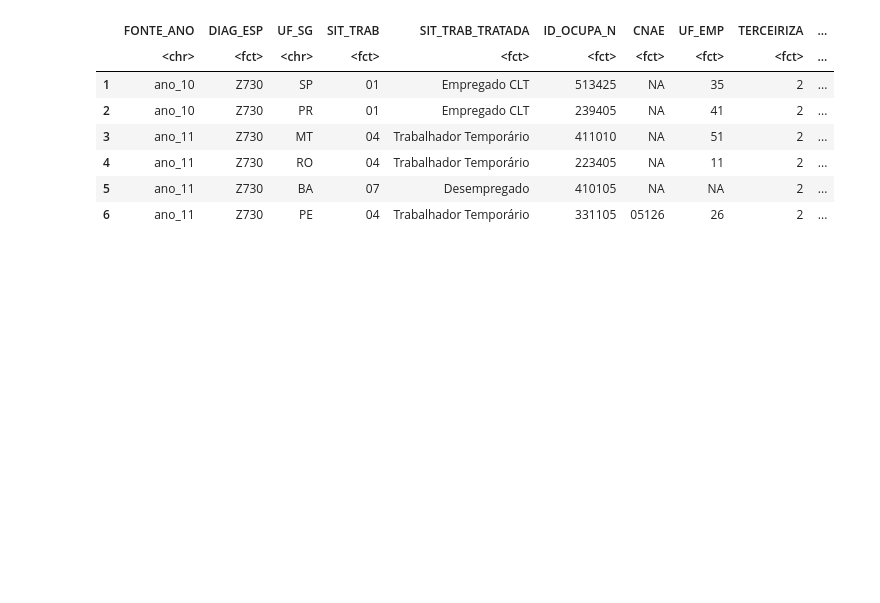
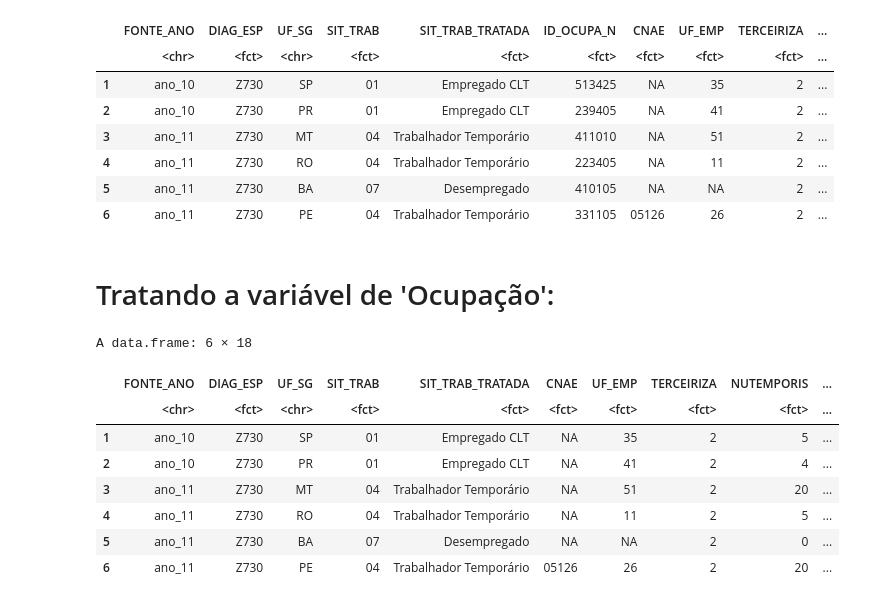
Before and after one commit to gabrielwai/Burnout-DataSUS, a Jupyter notebook: Burnout-DataSUS.ipynb, the cells around one changed output. Cells and saved outputs as stored; diff of their text form; code cells hidden in the pictures; blank space fills up the shorter version.

Commit message:
Tratando a variável de 'Ocupação' (ID_OCUPA_N)

```diff
--- a/Burnout-DataSUS.ipynb
+++ b/Burnout-DataSUS.ipynb
@@ -289,3 +289,48 @@ A data.frame: 6 × 15
 | 4 | ano_11 | Z730 | RO | 04 | Trabalhador Temporário | 223405 | NA | 11 | 2 | ... |
 | 5 | ano_11 | Z730 | BA | 07 | Desempregado | 410105 | NA | NA | 2 | ... |
 | 6 | ano_11 | Z730 | PE | 04 | Trabalhador Temporário | 331105 | 05126 | 26 | 2 | ... |
+# %% [markdown]
+# Tratando a variável de 'Ocupação':
+# %%
+# library(dplyr)
+# library(forcats)
+
+ID_OCUPA_N_TRADADO <- tabela_Burnout %>%
+  mutate(
+    # 1. Garante uma versão em texto limpa (sem alterar a ID_OCUPA_N original)
+    CBO_TEXTO = trimws(as.character(ID_OCUPA_N)),
+
+    # 2. Extrai os 2 primeiros dígitos (Grande Grupo)
+    CBO_GRUPO_DIGITO = substr(CBO_TEXTO, 1, 2),
+
+    # 3. Traduz os Grandes Grupos com base na tabela da CBO
+    CBO_GRANDE_GRUPO = case_when(
+      grepl("^0", CBO_GRUPO_DIGITO) ~ "Militares, Policiais e Bombeiros",
+      grepl("^1", CBO_GRUPO_DIGITO) ~ "Diretores e Gerentes",
+      grepl("^2", CBO_GRUPO_DIGITO) ~ "Profissionais das Ciências e Artes (Nível Superior)",
+      grepl("^3", CBO_GRUPO_DIGITO) ~ "Técnicos de Nível Médio",
+      grepl("^4", CBO_GRUPO_DIGITO) ~ "Serviços Administrativos / Escritório",
+      grepl("^5", CBO_GRUPO_DIGITO) ~ "Comércio, Serviços de Atendimento e Vendas",
+      grepl("^6", CBO_GRUPO_DIGITO) ~ "Agropecuária, Florestal e Pesca",
+      grepl("^[789]", CBO_GRUPO_DIGITO) ~ "Produção Industrial e Construção Civil",
+      TRUE ~ "Não Informado / Ignorado"
+    ),
+
+    # Transforma o resultado final em fator para otimizar gráficos
+    CBO_GRANDE_GRUPO = as.factor(CBO_GRANDE_GRUPO)
+  )
+  ID_OCUPA_N_TRADADO <- ID_OCUPA_N_TRADADO %>% relocate(ID_OCUPA_N, .before = CBO_TEXTO)
+  # ID_OCUPA_N_TRADADO <- ID_OCUPA_N_TRADADO %>% select(-CBO_TEXTO, -CBO_GRUPO_DIGITO, -ID_OCUPA_N)
+  tabela_Burnout <- ID_OCUPA_N_TRADADO
+  head(tabela_Burnout)
+  # saveRDS(tabela_Burnout, file = 'work/dados_tratados_sinan.rds')
+# %% [output]
+A data.frame: 6 × 18
+|  | FONTE_ANO | DIAG_ESP | UF_SG | SIT_TRAB | SIT_TRAB_TRATADA | CNAE | UF_EMP | TERCEIRIZA | NUTEMPORIS | ... |
+|  | <chr> | <fct> | <chr> | <fct> | <fct> | <fct> | <fct> | <fct> | <fct> | ... |
+| 1 | ano_10 | Z730 | SP | 01 | Empregado CLT | NA | 35 | 2 | 5 | ... |
+| 2 | ano_10 | Z730 | PR | 01 | Empregado CLT | NA | 41 | 2 | 4 | ... |
+| 3 | ano_11 | Z730 | MT | 04 | Trabalhador Temporário | NA | 51 | 2 | 20 | ... |
+| 4 | ano_11 | Z730 | RO | 04 | Trabalhador Temporário | NA | 11 | 2 | 5 | ... |
+| 5 | ano_11 | Z730 | BA | 07 | Desempregado | NA | NA | 2 | 0 | ... |
+| 6 | ano_11 | Z730 | PE | 04 | Trabalhador Temporário | 05126 | 26 | 2 | 20 | ... |
```
